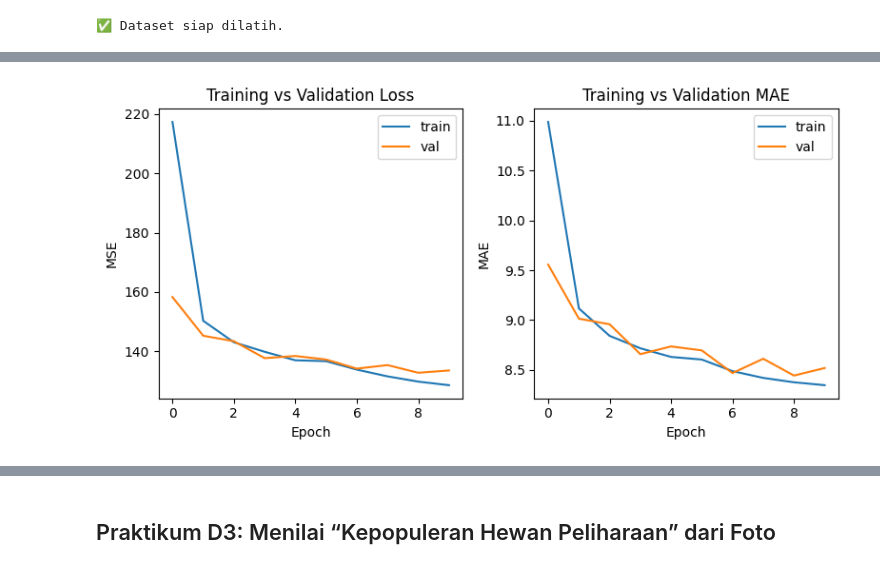
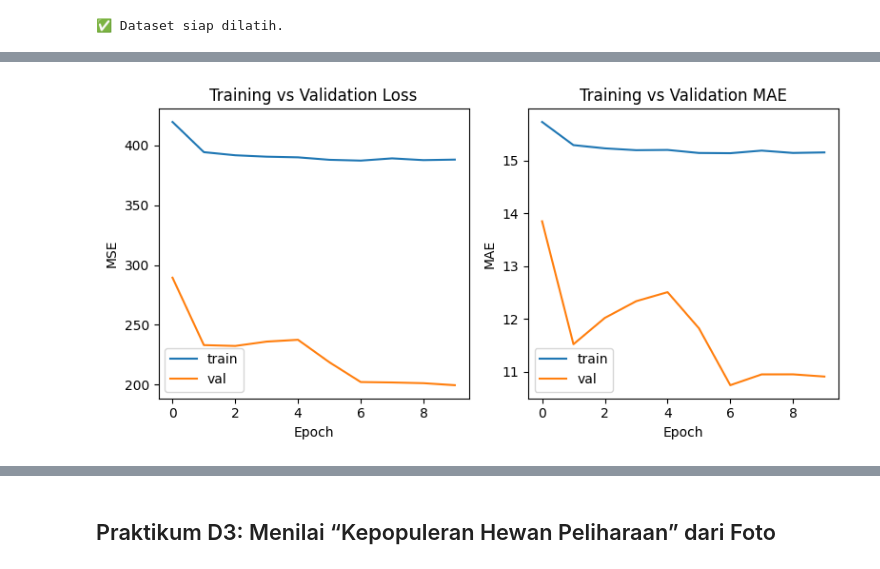
Before and after one commit to khansaintania/2025_VISI_KOMPUTER_TI2B, a Jupyter notebook: Jobsheet_03_TeknikRegresiGambar.ipynb, the cells around one changed output, grey strips where cells are left out. Cells and saved outputs as stored; diff of their text form; code cells hidden in the pictures.

Commit message:
Sudah sampai tantangan mini praktikum D2

```diff
--- a/Jobsheet_03_TeknikRegresiGambar.ipynb
+++ b/Jobsheet_03_TeknikRegresiGambar.ipynb
@@ -212,3 +391,22 @@ test_ds = tf.data.Dataset.from_tensor_slices((test_files, y_test)).map(load_img)
 print("✅ Dataset siap dilatih.")
 # %% [output]
 ✅ Dataset siap dilatih.
+# %%
+# ---- Tantangan Mini ----
+from tensorflow.keras import layers
+
+# Tambahkan augmentasi ekstra: brightness, kontras, dan zoom
+data_augmentation = tf.keras.Sequential([
+    layers.RandomFlip("horizontal"),
+    layers.RandomRotation(0.1),
+    layers.RandomZoom(0.1),
+    layers.RandomContrast(0.2),
+    layers.RandomBrightness(factor=0.2),
+])
+
+# Terapkan augmentasi ke dataset training
+aug_train_ds = train_ds.map(lambda x, y: (data_augmentation(x, training=True), y))
+
+# Ulangi batch agar tetap konsisten
+aug_train_ds = aug_train_ds.prefetch(tf.data.AUTOTUNE)
+print("✅ Dataset training dengan augmentasi siap digunakan.")
@@ -281,7 +492,7 @@ cb = [
 ]
 
 history = model.fit(
-    train_ds,
+    aug_train_ds, # diganti dengan aug_train_ds untuk tantangan mini
     validation_data=test_ds,
     epochs=10,
     callbacks=cb,
@@ -333,4 +544,4 @@ Epoch 10/10
-[figure, old version]
+[figure, new version]
 # %%
 # Aktifkan kembali sebagian layer terakhir untuk fine-tuning
 base_model.trainable = True
```
Also changed, not shown: parts of 30 cells of this notebook.
